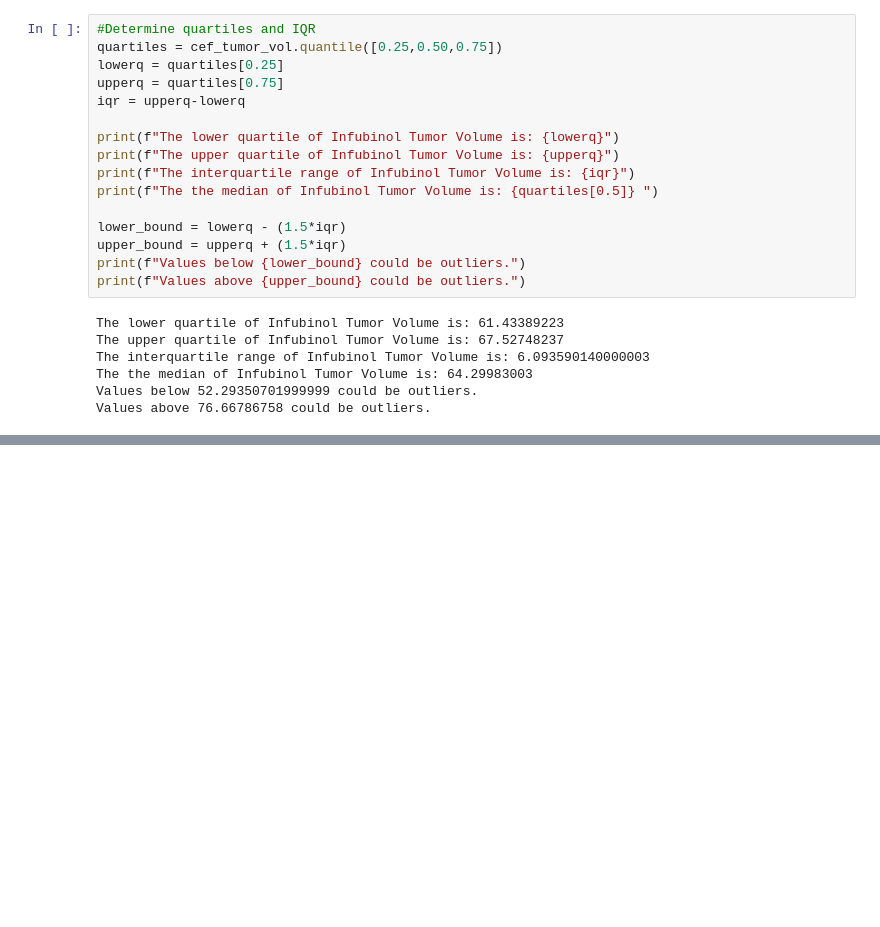
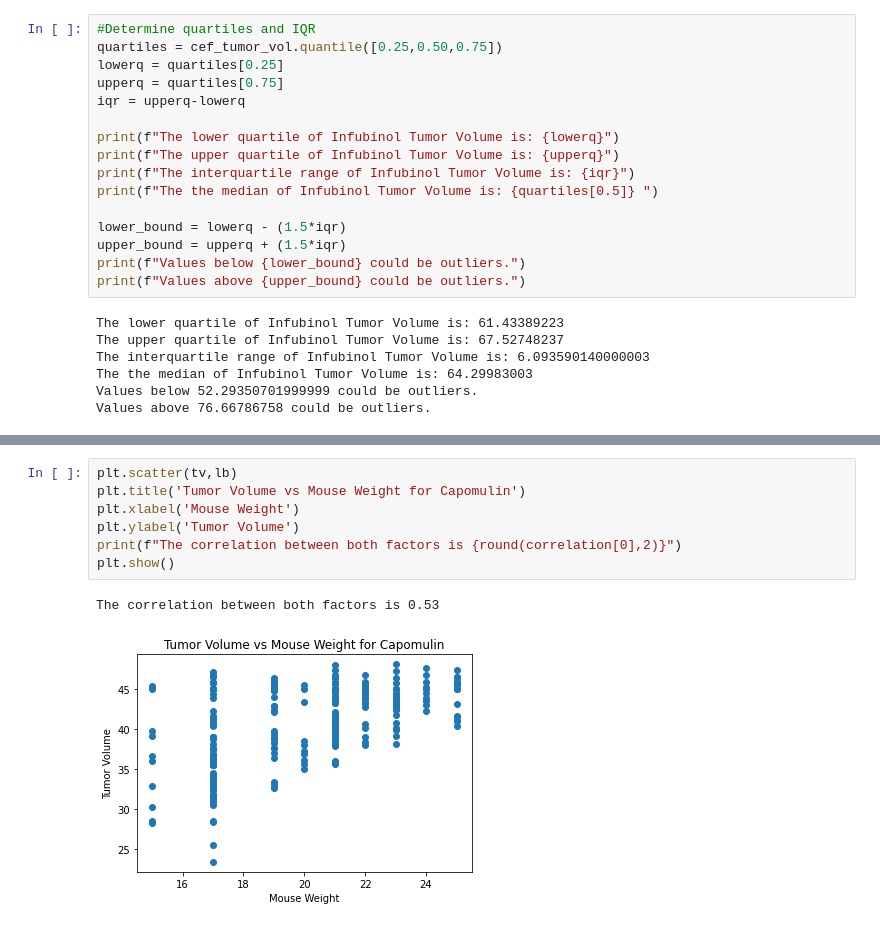
Before and after one commit to spencerfox06/matplotlib-challenge, a Jupyter notebook: Pymaceuticals/main.ipynb, the cells around one changed output, grey strips where cells are left out. Cells and saved outputs as stored; diff of their text form; blank space fills up the shorter version.

```diff
--- a/Pymaceuticals/main.ipynb
+++ b/Pymaceuticals/main.ipynb
@@ -379,0 +440,10 @@ Values above 76.66786758 could be outliers.
+# %%
+plt.scatter(tv,lb)
+plt.title('Tumor Volume vs Mouse Weight for Capomulin')
+plt.xlabel('Mouse Weight')
+plt.ylabel('Tumor Volume')
+print(f"The correlation between both factors is {round(correlation[0],2)}")
+plt.show()
+# %% [output]
+The correlation between both factors is 0.53
+[figure, added]
```
Also changed, not shown: parts of 7 cells of this notebook.
